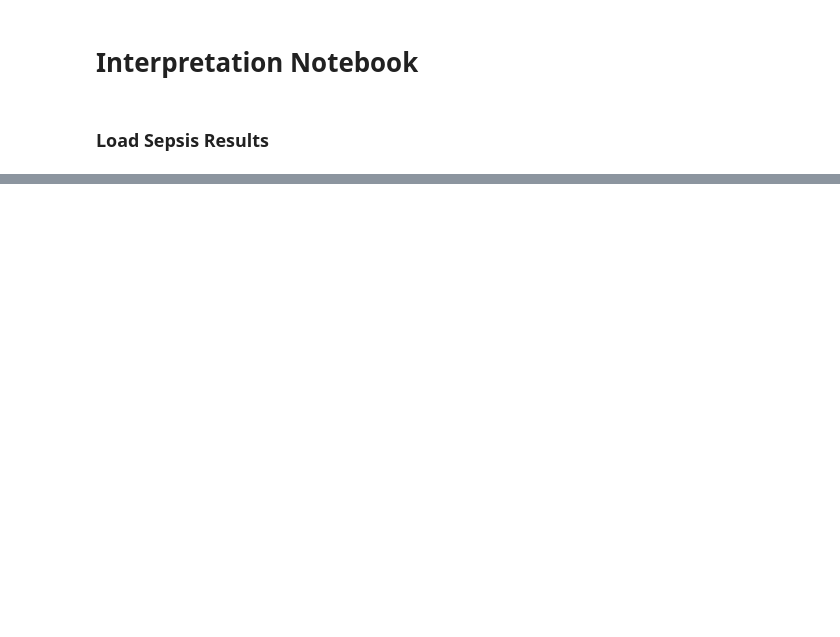
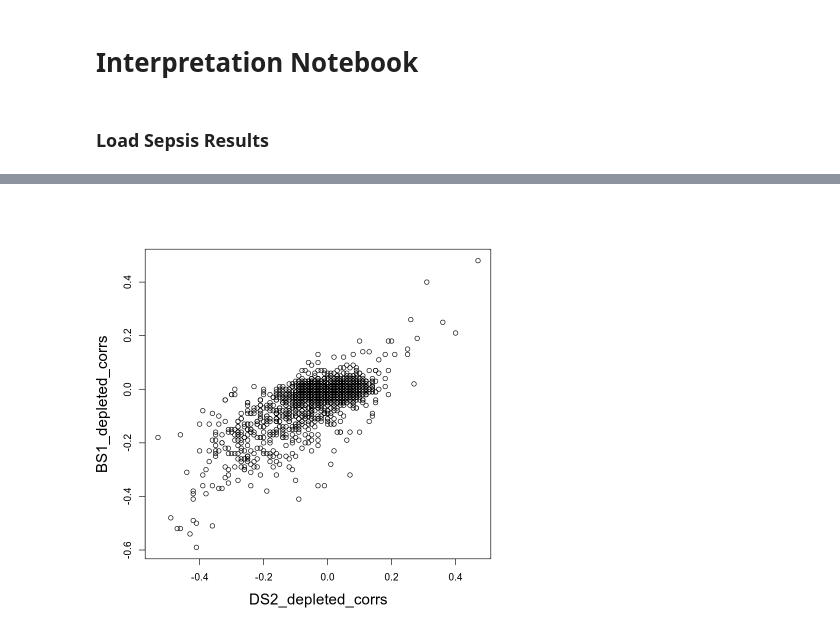
Before and after one commit to immunogenomics/cna-display, a Jupyter notebook: sepsis/interpretation.ipynb, the cells around one changed output, grey strips where cells are left out. Saved outputs shown, nothing was run; the diff lists cells and outputs as text; code cells hidden in the pictures; blank space fills up the shorter version.

```diff
--- a/sepsis/interpretation.ipynb
+++ b/sepsis/interpretation.ipynb
@@ -335,0 +218,12 @@ wilcox_res[i_intermediate_mono_genes,c(1,3,4, 6, 8:10)]
+# %%
+sel_state = "BS1"
+cna_obj = res
+depleted = TRUE
+sel_cells = which(cna_obj$cell_state==sel_state)
+in_pop = rep(FALSE, length(sel_cells))
+if(depleted){
+      in_pop[which(cna_obj$negcells[sel_cells]=='True')]=TRUE
+}else{
+     in_pop[which(cna_obj$poscells[sel_cells]=='True')]=TRUE
+}
+corrs = cor(t(as.matrix(var_gene_expr[,sel_cells])), in_pop*1)
@@ -335,0 +233,20 @@ wilcox_res[i_intermediate_mono_genes,c(1,3,4, 6, 8:10)]
+# %%
+pop_characteristic_genes <-function(sel_state, depleted = TRUE, cna_obj, var_gene_expr, var_genes){
+    # Returns correlations to cell identity in selected population, within cluster
+    sel_cells = which(cna_obj$cell_state==sel_state)
+    in_pop = rep(FALSE, length(sel_cells))
+    if(depleted){
+          in_pop[which(cna_obj$negcells[sel_cells]=='True')]=TRUE
+    }else{
+         in_pop[which(cna_obj$poscells[sel_cells]=='True')]=TRUE
+    }
+    corrs = cor(t(as.matrix(var_gene_expr[,sel_cells])), in_pop*1)
+    names(corrs) = var_genes
+    return(round(corrs,2))
+}
+# %%
+BS1_depleted_corrs = pop_characteristic_genes("BS1", depleted=TRUE, res, var_gene_expr, var_genes)
+print("Genes whose expression is most characteristic of the depleted population")
+BS1_depleted_corrs[order(-BS1_depleted_corrs)][1:30]
+print("Genes whose expression is most characteristic of the NON-depleted population")
+BS1_depleted_corrs[order(BS1_depleted_corrs)][1:30]
@@ -335,0 +454,6 @@ wilcox_res[i_intermediate_mono_genes,c(1,3,4, 6, 8:10)]
+# %%
+DS2_depleted_corrs = pop_characteristic_genes("DS2", depleted=TRUE, res, var_gene_expr, var_genes)
+print("Genes whose expression is most characteristic of the depleted population")
+DS2_depleted_corrs[order(-DS2_depleted_corrs)][1:30]
+print("Genes whose expression is most characteristic of the NON-depleted population")
+DS2_depleted_corrs[order(DS2_depleted_corrs)][1:30]
@@ -335,0 +550,4 @@ wilcox_res[i_intermediate_mono_genes,c(1,3,4, 6, 8:10)]
+# %%
+plot(DS2_depleted_corrs, BS1_depleted_corrs, cex.lab=1.5)
+# %% [output]
+[figure, added]
```
Also changed, not shown: parts of 89 cells of this notebook, 2 other files.
